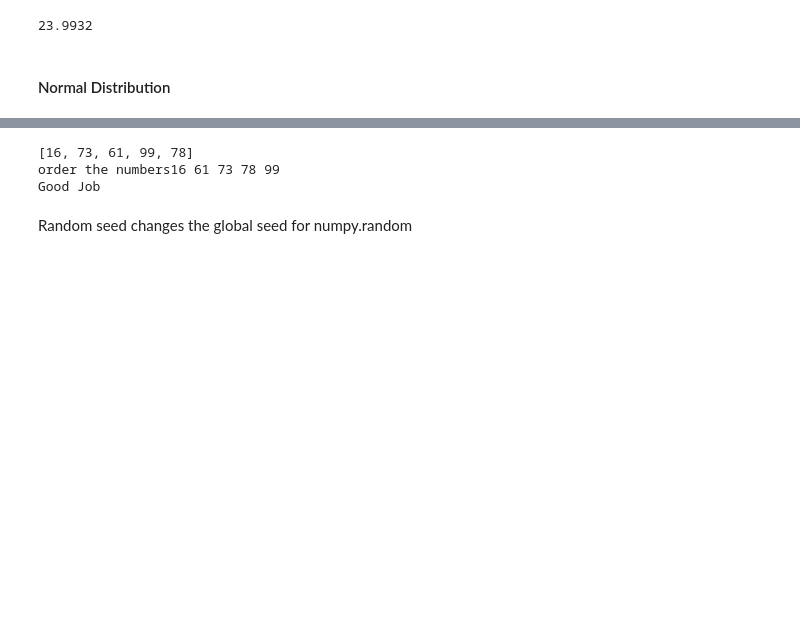
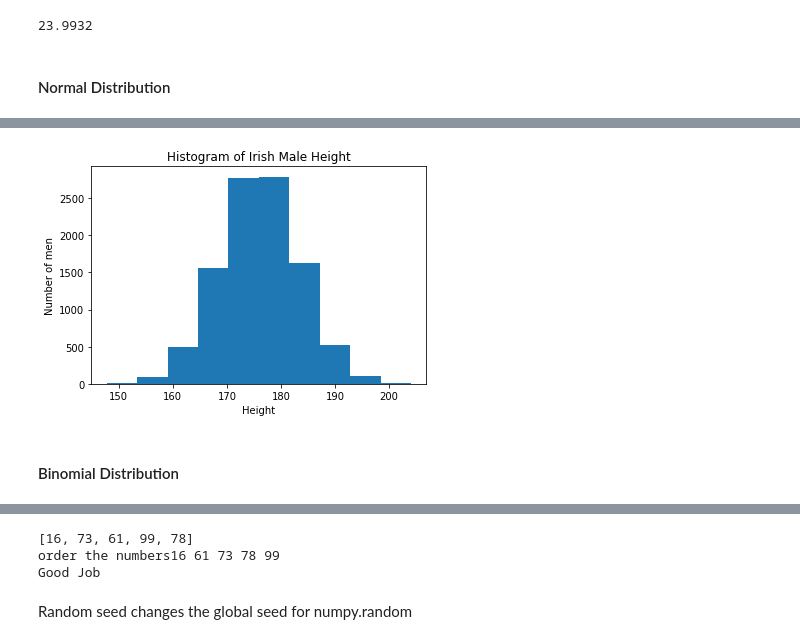
Before and after one commit to dermotkel/programming-for-data-analysis, a Jupyter notebook: Simple Random Data.ipynb, the cells around one changed output, grey strips where cells are left out. Drawn from its saved outputs; the diff is of its cells as text; code cells hidden in the pictures; blank space fills up the shorter version.

Commit message:
Binomial

```diff
--- a/Simple Random Data.ipynb
+++ b/Simple Random Data.ipynb
@@ -364,0 +388,13 @@ print(np.mean(lotto))
+# %%
+ h = np.random.normal(176, 7.4, 10000) # the mean height is 176 cm, the standard deviation is 7.4 cm and 10000 values are generated
+
+
+plt.hist(h)
+plt.ylabel('Number of men')
+plt.xlabel('Height')
+plt.title("Histogram of Irish Male Height")
+plt.show()
+# %% [output]
+[figure, added]
+# %% [markdown]
+#### Binomial Distribution
```
Also changed, not shown: parts of 11 cells of this notebook, 1 other file.
